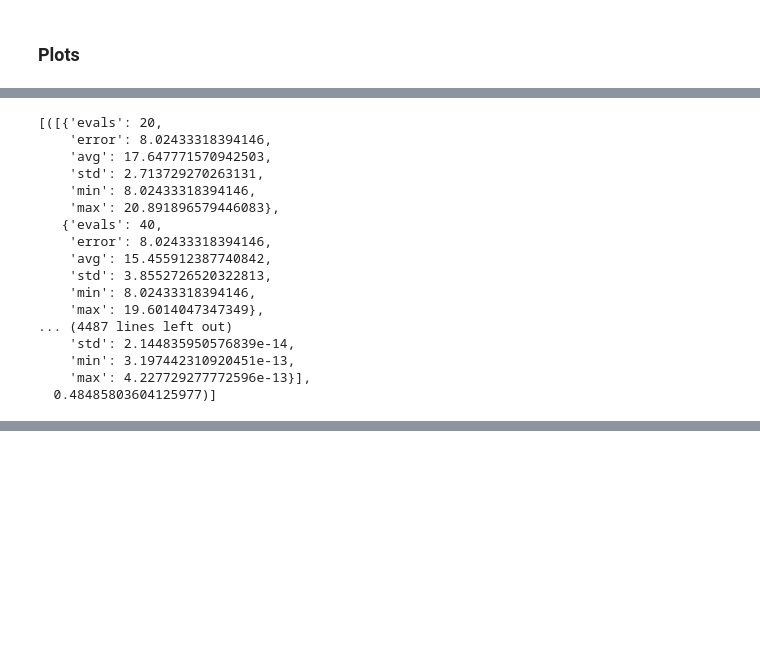
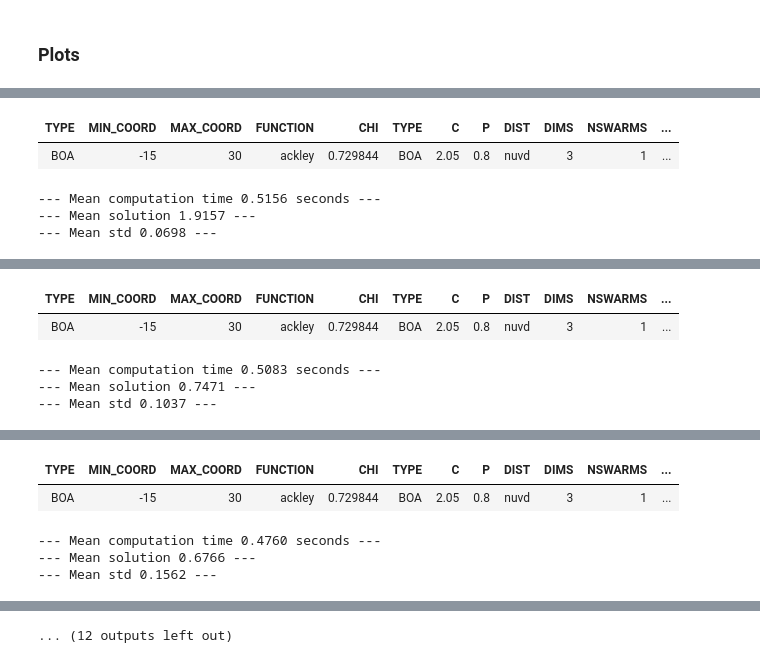
Before and after one commit to MateuszGalasinski/evolutionaryComputation, a Jupyter notebook: jupyter/Zadanie3.ipynb, the cells around one changed output, grey strips where cells are left out. Saved outputs shown, nothing was run; the diff lists cells and outputs as text; code cells hidden in the pictures; blank space fills up the shorter version.

```diff
--- a/jupyter/Zadanie3.ipynb
+++ b/jupyter/Zadanie3.ipynb
@@ -106,8 +106,8 @@ def cstr(s, color='black'):
 colorize = lambda text, patterns: reduce(lambda a,b: a.replace(b, cstr(b, color=COLUMN_HIGHLIGHT)) , patterns, text)
 colorize_column = lambda table, col_name: colorize(table, [col_name])
 def tabulate_config(col_name=None):
-    table = tabulate([[cfg.CHI, cfg.TYPE, cfg.C, cfg.P, cfg.DIST, cfg.DIMS, cfg.NSWARMS, cfg.NPARTICLES, cfg.NEXCESS, cfg.RCLOUD, cfg.BOA_C, cfg.BOA_A]],
-                     headers=["CHI", "TYPE", "C", "P", "DIST", "DIMS", "NSWARMS", "NPARTICLES", "NEXCESS", "RCLOUD", "BOA_C", "BOA_A"],
+    table = tabulate([[cfg.TYPE, cfg.MIN_COORD, cfg.MAX_COORD, cfg.FUNCTION, cfg.CHI, cfg.TYPE, cfg.C, cfg.P, cfg.DIST, cfg.DIMS, cfg.NSWARMS, cfg.NPARTICLES, cfg.NEXCESS, cfg.RCLOUD, cfg.BOA_C, cfg.BOA_A]],
+                     headers=["TYPE", "MIN_COORD", "MAX_COORD", "FUNCTION", "CHI", "TYPE", "C", "P", "DIST", "DIMS", "NSWARMS", "NPARTICLES", "NEXCESS", "RCLOUD", "BOA_C", "BOA_A"],
                      tablefmt="html")
     if col_name:
         display(HTML(colorize_column(table, col_name)))
@@ -385,20 +371,24 @@ results = run_n_times(n_runs)
-# %%
-results
-# %% [output]
-[([{'evals': 20,
-    'error': 8.02433318394146,
-    'avg': 17.647771570942503,
-    'std': 2.713729270263131,
-    'min': 8.02433318394146,
-    'max': 20.891896579446083},
-   {'evals': 40,
-    'error': 8.02433318394146,
-    'avg': 15.455912387740842,
-    'std': 3.8552726520322813,
-    'min': 8.02433318394146,
-    'max': 19.6014047347349},
-... (4487 lines left out)
-    'std': 2.144835950576839e-14,
-    'min': 3.197442310920451e-13,
-    'max': 4.227729277772596e-13}],
-  0.48485803604125977)]
+# %%
+cfg = load_config()
+cfg.TYPE = "BOA"
+cfg.NPARTICLES = 20
+run_n_times(n_runs, "NPARTICLES")
+cfg.NPARTICLES = 30
+run_n_times(n_runs, "NPARTICLES")
+cfg.NPARTICLES = 50
+run_n_times(n_runs, "NPARTICLES")
+
+cfg = load_config()
+cfg.TYPE = "MPSO"
+cfg.NPARTICLES = 20
+run_n_times(n_runs, "NPARTICLES")
+cfg.NPARTICLES = 30
+run_n_times(n_runs, "NPARTICLES")
+cfg.NPARTICLES = 50
+run_n_times(n_runs, "NPARTICLES")
+# %% [output]
+| TYPE | MIN_COORD | MAX_COORD | FUNCTION | CHI | TYPE | C | P | DIST | DIMS | NSWARMS | ... |
+| BOA | -15 | 30 | ackley | 0.729844 | BOA | 2.05 | 0.8 | nuvd | 3 | 1 | ... |
+--- Mean computation time 0.5156 seconds ---
+--- Mean solution 1.9157 ---
+--- Mean std 0.0698 ---
@@ -404,0 +397,5 @@ results
+| TYPE | MIN_COORD | MAX_COORD | FUNCTION | CHI | TYPE | C | P | DIST | DIMS | NSWARMS | ... |
+| BOA | -15 | 30 | ackley | 0.729844 | BOA | 2.05 | 0.8 | nuvd | 3 | 1 | ... |
+--- Mean computation time 0.5083 seconds ---
+--- Mean solution 0.7471 ---
+--- Mean std 0.1037 ---
@@ -404,0 +404,5 @@ results
+| TYPE | MIN_COORD | MAX_COORD | FUNCTION | CHI | TYPE | C | P | DIST | DIMS | NSWARMS | ... |
+| BOA | -15 | 30 | ackley | 0.729844 | BOA | 2.05 | 0.8 | nuvd | 3 | 1 | ... |
+--- Mean computation time 0.4760 seconds ---
+--- Mean solution 0.6766 ---
+--- Mean std 0.1562 ---
@@ -404,0 +411 @@ results
+... (12 outputs left out)
```
Also changed, not shown: parts of 5 cells of this notebook.
